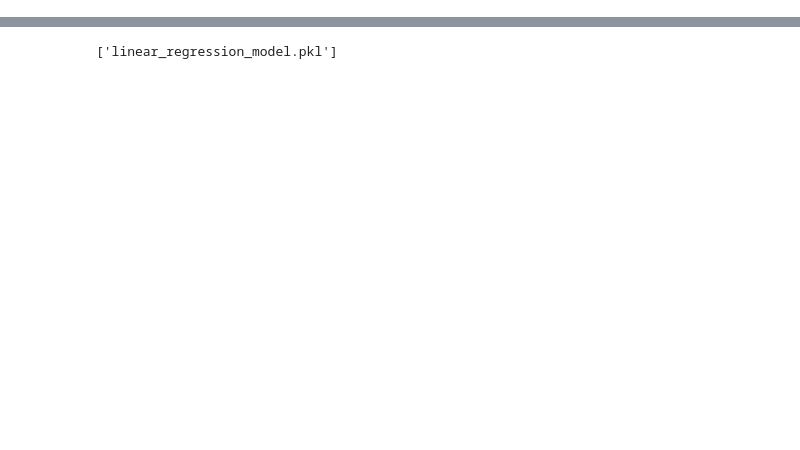
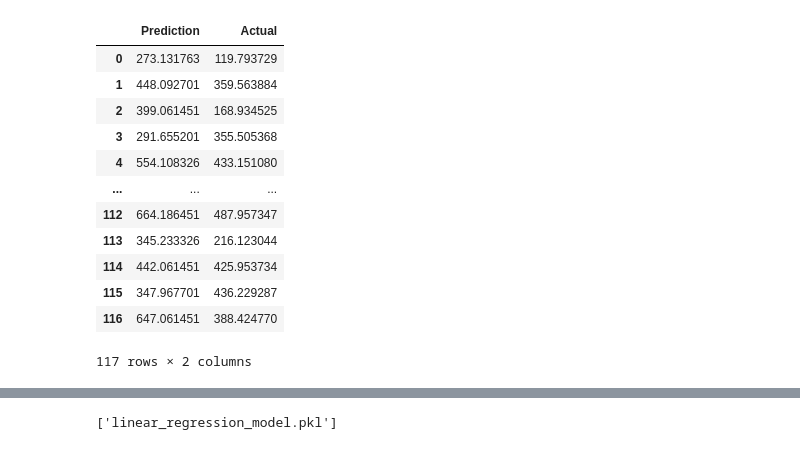
Before and after one commit to eshih22/crime_rate_prediction, a Jupyter notebook: Linear Regression - No cities - No year.ipynb, the cells around one changed output, grey strips where cells are left out. Saved outputs shown, nothing was run; the diff lists cells and outputs as text; code cells hidden in the pictures; blank space fills up the shorter version.

Commit message:
saved models

```diff
--- a/Linear Regression - No cities - No year.ipynb
+++ b/Linear Regression - No cities - No year.ipynb
@@ -51,3 +70,47 @@ LinearRegression()
+# %%
+# Create the StandardScaler instance
+scaler = StandardScaler()
+
+# Fit the Standard Scaler with the training data
+X_scaler = scaler.fit(X_train)
+
+# Scale the training data
+X_train_scaled = X_scaler.transform(X_train)
+X_test_scaled = X_scaler.transform(X_test)
+# %%
+# Create the random forest classifier instance
+regressor = regressor = LinearRegression()
+
+# Fit the model and use .ravel()on the "y_train" data.
+regressor = regressor.fit(X_train_scaled, y_train.ravel())
+
+# Making predictions using the testing data
+predictions3 = regressor.predict(X_test_scaled)
+
+# Check if 'predictions' is not 1-dimensional and reshape if necessary
+if predictions3.ndim != 1:
+    predictions3 = predictions3.flatten()
+
+# Check if 'y_test' is not 1-dimensional and reshape if necessary
+if y_test.ndim != 1:
+    y_test = y_test.flatten()
+
+results = pd.DataFrame({"Prediction": predictions3, "Actual": y_test}).reset_index(drop=True)
+results
+# %% [output]
+|  | Prediction | Actual |
+| 0 | 273.131763 | 119.793729 |
+| 1 | 448.092701 | 359.563884 |
+| 2 | 399.061451 | 168.934525 |
+| 3 | 291.655201 | 355.505368 |
+| 4 | 554.108326 | 433.151080 |
+| ... | ... | ... |
+| 112 | 664.186451 | 487.957347 |
+| 113 | 345.233326 | 216.123044 |
+| 114 | 442.061451 | 425.953734 |
+| 115 | 347.967701 | 436.229287 |
+| 116 | 647.061451 | 388.424770 |
+117 rows × 2 columns
 # %%
 print(f"Training Data Score: {regressor.score(X_train, y_train)}")
 print(f"Testing Data Score: {regressor.score(X_test, y_test)}")
```
Also changed, not shown: parts of 10 cells of this notebook, 5 other files.
